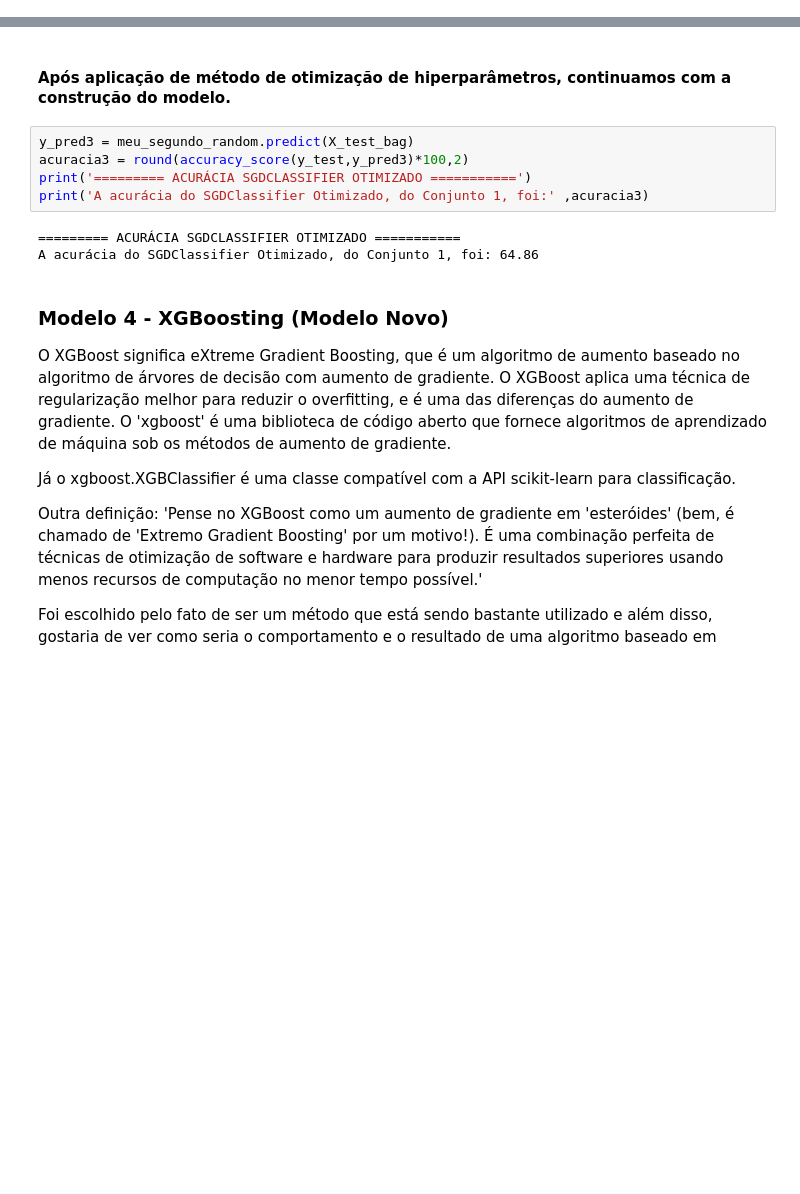
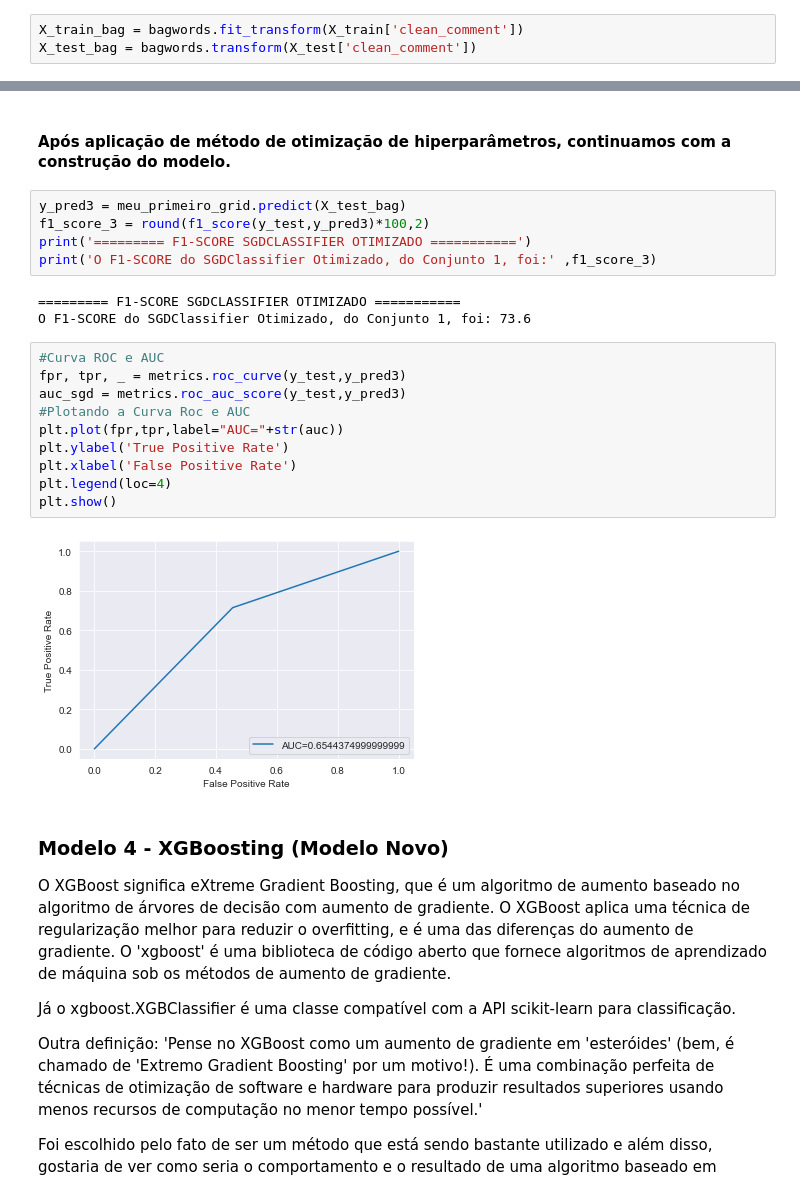
Before and after one commit to Ruann-01/Python_IA, a Jupyter notebook: Trabalho Final/Trabalho Final.ipynb, the cells around one changed output, grey strips where cells are left out. Saved outputs shown, nothing was run; the diff lists cells and outputs as text; blank space fills up the shorter version.

```diff
--- a/Trabalho Final/Trabalho Final.ipynb
+++ b/Trabalho Final/Trabalho Final.ipynb
@@ -609,3 +612,6 @@ dict_keys(['alpha', 'average', 'class_weight', 'early_stopping', 'epsilon', 'eta
+# %%
+X_train_bag = bagwords.fit_transform(X_train['clean_comment'])
+X_test_bag = bagwords.transform(X_test['clean_comment'])
 # %% [markdown]
 ### Utilizando Técnicas de Otimização de Hiperparâmetros no Modelo SGDClassifier
 ### Otimização --- RandomSearch CV
@@ -644,13 +650,25 @@ SGDClassifier(max_iter=600, penalty='none')
 # %% [markdown]
 #### Após aplicação de método de otimização de hiperparâmetros, continuamos com a construção do modelo.
 # %%
-y_pred3 = meu_segundo_random.predict(X_test_bag)
-acuracia3 = round(accuracy_score(y_test,y_pred3)*100,2)
-print('========= ACURÁCIA SGDCLASSIFIER OTIMIZADO ===========')
-print('A acurácia do SGDClassifier Otimizado, do Conjunto 1, foi:' ,acuracia3)
+y_pred3 = meu_primeiro_grid.predict(X_test_bag)
+f1_score_3 = round(f1_score(y_test,y_pred3)*100,2)
+print('========= F1-SCORE SGDCLASSIFIER OTIMIZADO ===========')
+print('O F1-SCORE do SGDClassifier Otimizado, do Conjunto 1, foi:' ,f1_score_3)
 # %% [output]
-========= ACURÁCIA SGDCLASSIFIER OTIMIZADO ===========
-A acurácia do SGDClassifier Otimizado, do Conjunto 1, foi: 64.86
+========= F1-SCORE SGDCLASSIFIER OTIMIZADO ===========
+O F1-SCORE do SGDClassifier Otimizado, do Conjunto 1, foi: 73.6
+# %%
+#Curva ROC e AUC
+fpr, tpr, _ = metrics.roc_curve(y_test,y_pred3)
+auc_sgd = metrics.roc_auc_score(y_test,y_pred3)
+#Plotando a Curva Roc e AUC
+plt.plot(fpr,tpr,label="AUC="+str(auc))
+plt.ylabel('True Positive Rate')
+plt.xlabel('False Positive Rate')
+plt.legend(loc=4)
+plt.show()
+# %% [output]
+[figure, added]
 # %% [markdown]
 ### Modelo 4 - XGBoosting (Modelo Novo)
 O XGBoost significa eXtreme Gradient Boosting, que é um algoritmo de aumento baseado no algoritmo de árvores de decisão com aumento de gradiente. O XGBoost aplica uma técnica de regularização melhor para reduzir o overfitting, e é uma das diferenças do aumento de gradiente. O 'xgboost' é uma biblioteca de código aberto que fornece algoritmos de aprendizado de máquina sob os métodos de aumento de gradiente.
```
Also changed, not shown: parts of 19 cells of this notebook.
